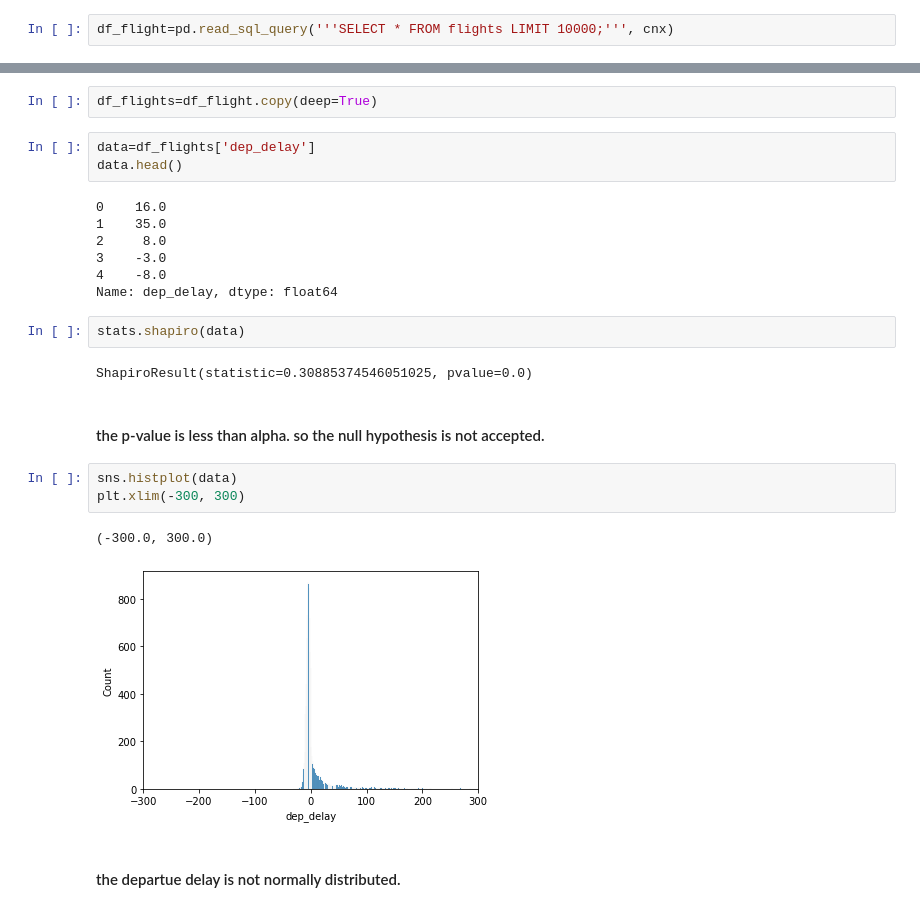
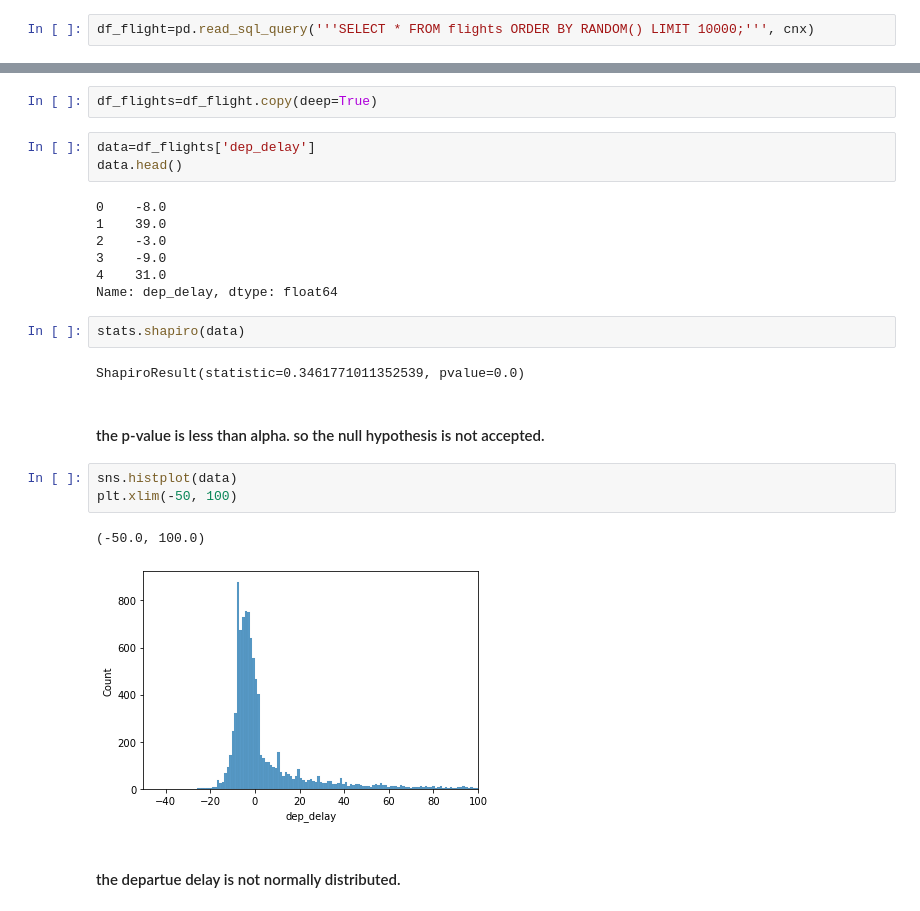
Before and after one commit to kevinhe107/lighthouse_midterm_flights, a Jupyter notebook: zabi/exploratory_analysis_zabih_incomplete.ipynb, the cells around one changed output, grey strips where cells are left out. Cells and saved outputs as stored; diff of their text form.

```diff
--- a/zabi/exploratory_analysis_zabih_incomplete.ipynb
+++ b/zabi/exploratory_analysis_zabih_incomplete.ipynb
@@ -28,7 +28,7 @@ postgres_str = ('postgresql://{username}:{password}@{ipaddress}:{port}/{dbname}'
 # Create the connection
 cnx = create_engine(postgres_str)
 # %%
-df_flight=pd.read_sql_query('''SELECT * FROM flights LIMIT 10000;''', cnx)
+df_flight=pd.read_sql_query('''SELECT * FROM flights ORDER BY RANDOM() LIMIT 10000;''', cnx)
 # %% [markdown]
 #### **Task 1**: Test the hypothesis that the delay is from Normal distribution. and that **mean** of the delay is 0. Be careful about the outliers.
 # %%
@@ -162,24 +172,24 @@ df_flights=df_flight.copy(deep=True)
 data=df_flights['dep_delay']
 data.head()
 # %% [output]
-0    16.0
-1    35.0
-2     8.0
-3    -3.0
-4    -8.0
+0    -8.0
+1    39.0
+2    -3.0
+3    -9.0
+4    31.0
 Name: dep_delay, dtype: float64
 # %%
 stats.shapiro(data)
 # %% [output]
-ShapiroResult(statistic=0.30885374546051025, pvalue=0.0)
+ShapiroResult(statistic=0.3461771011352539, pvalue=0.0)
 # %% [markdown]
 #### the p-value is less than alpha. so the null hypothesis is not accepted.
 # %%
 sns.histplot(data)
-plt.xlim(-300, 300)
+plt.xlim(-50, 100)
 # %% [output]
-(-300.0, 300.0)
+(-50.0, 100.0)
-[figure, old version]
+[figure, new version]
 # %% [markdown]
 #### the departue delay is not normally distributed.
 # %% [markdown]
```
Also changed, not shown: parts of 55 cells of this notebook.
